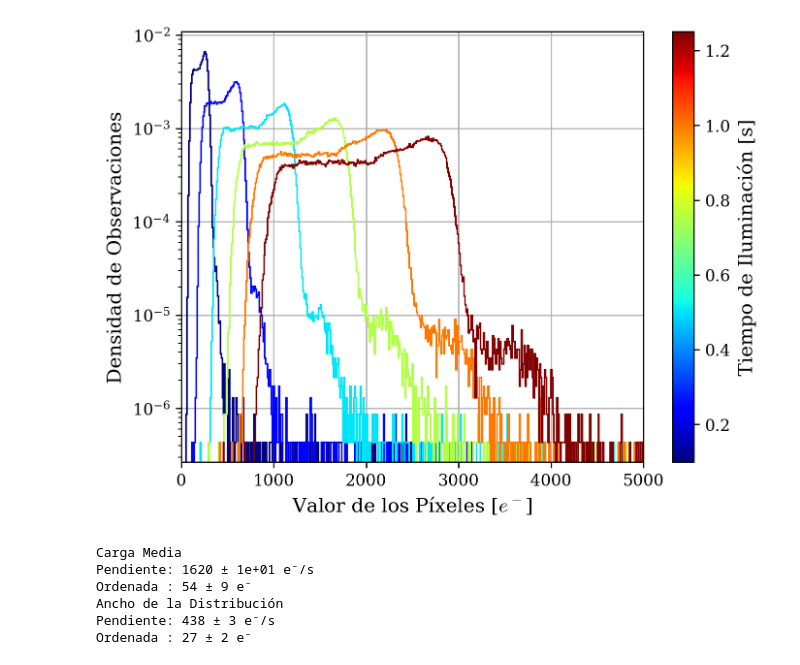
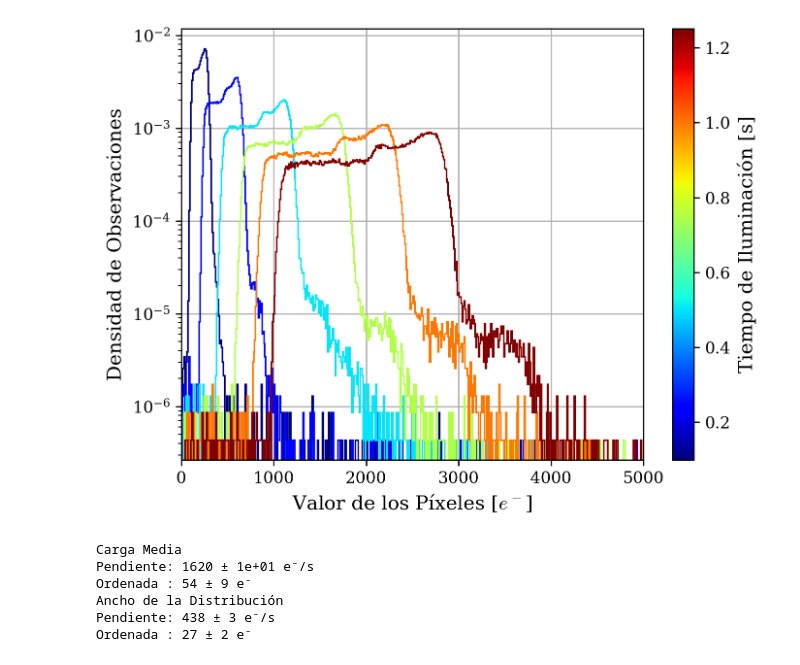
Before and after one commit to agustinbrusco/LAMBDA_Hub, a Jupyter notebook: skipper_image_analysis/ilumination_analysis.ipynb, the cells around one changed output. Saved outputs shown, nothing was run; the diff lists cells and outputs as text; code cells hidden in the pictures.

Commit message:
plots actualizados

```diff
--- a/skipper_image_analysis/ilumination_analysis.ipynb
+++ b/skipper_image_analysis/ilumination_analysis.ipynb
@@ -49,7 +49,7 @@ data_dir = 'skipper_data/TRAPS/19OCT2023'
 min_val = 0  # e⁻
 tope = 5000  # e⁻
 n_bins = 500
-frame_to_plot = 1
+frame_to_plot = 0
 exposure_times = np.array([0.1, 0.25, 0.5, 0.75, 1.0, 1.25])
 
 fig, ax = plt.subplots(1, 1)
@@ -71,34 +71,34 @@ for e in exposure_times:
     if min_val is None:
         min_val = np.nanmin(test_data)
     if tope is None:
         tope = np.nanmax(test_data)
     cuentas, valores, _ = ax.hist(
         test_data[
             (test_data > min_val * ganancia[frame_to_plot])
             & (test_data < tope * ganancia[frame_to_plot])
         ] / ganancia[frame_to_plot],
         bins=np.linspace(min_val, tope, n_bins),
         histtype="step",
         color=colormap.to_rgba(e),
         label=f"{e} s",
         density=True,
     )
     # ax.axvline(test_data.mean() / ganancia[frame_to_plot], color=colormap.to_rgba(e), linestyle="--")
     # ax.axvline((test_data.mean() + 2*test_data.std())  / ganancia[frame_to_plot],
     #            color=colormap.to_rgba(e), linestyle=":")
     # ax.axvline((test_data.mean() - 2*test_data.std())  / ganancia[frame_to_plot],
     #            color=colormap.to_rgba(e), linestyle=":")
 ax.grid(True)
 # ax.legend(title="Exposure Time")
 plt.colorbar(colormap, label="Tiempo de Iluminación [s]", ax=ax)
 ax.set_yscale("log")
 # ax.set_yticks(10**np.arange(5))
 ax.set_xlim(min_val, tope)
 ax.set_xlabel("Valor de los Píxeles [$e^-$]")
 ax.set_ylabel("Densidad de Observaciones")
 plt.show()
 # %% [output]
-[figure, old version]
+[figure, new version]
 # %%
 frame_to_plot = 1
 exposure_times = np.array([0.1, 0.25, 0.5, 0.75, 1.0, 1.25])
```
Also changed, not shown: parts of 1 cell of this notebook.
